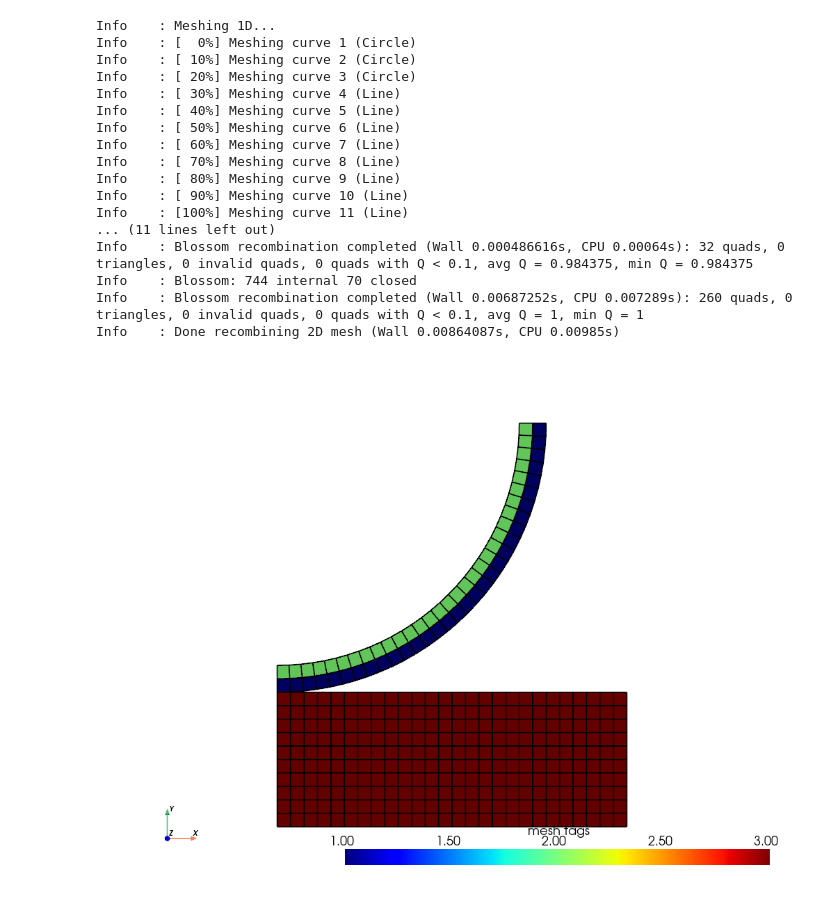
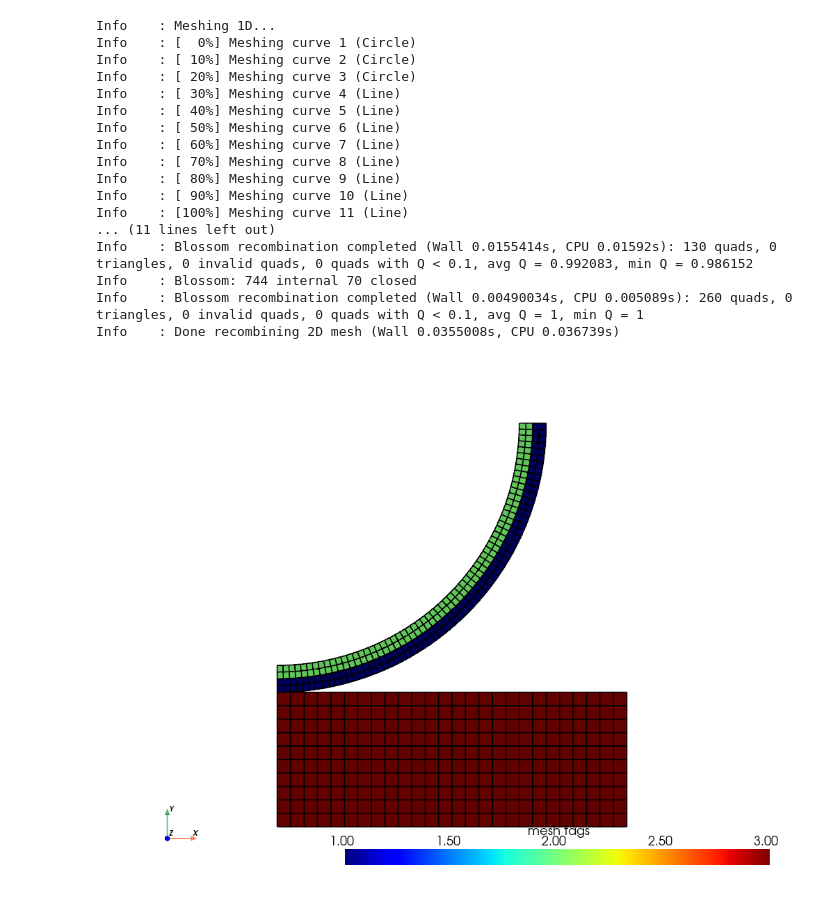
Before and after one commit to course-mb21/validation, a Jupyter notebook: contact_finite_strain.ipynb, the cells around one changed output. Cells and saved outputs as stored; diff of their text form; code cells hidden in the pictures.

```diff
--- a/contact_finite_strain.ipynb
+++ b/contact_finite_strain.ipynb
@@ -110,10 +130,10 @@ gmsh.model.add_physical_group(bdim, [6, 7, 11], SYM)
 
 # Transfinite mesh
 for curve_id in (4, 5, 6, 7):
-    gmsh.model.mesh.set_transfinite_curve(curve_id, 2)
+    gmsh.model.mesh.set_transfinite_curve(curve_id, 3)
 
 for curve_id in (1, 2, 3):
-    gmsh.model.mesh.set_transfinite_curve(curve_id, 33)
+    gmsh.model.mesh.set_transfinite_curve(curve_id, 66)
 
 for curve_id in (11, -9):
     gmsh.model.mesh.set_transfinite_curve(curve_id, 11)
@@ -135,37 +155,37 @@ cell_tags       = mesh_data.cell_tags
 ridge_tags      = mesh_data.ridge_tags
 
 middle_idx      = ridge_tags.find(MIDDLE).item()
 slave_facets    = facet_tags.find(ARCH_CONTACT)
 master_facets   = facet_tags.find(BASE_TOP)
 
 tdim            = domain.topology.dim
 fdim            = tdim - 1
 x_current       = domain.geometry.x[:, :tdim].copy()
 facet_to_node   = domain.topology.connectivity(1, 0)
 facet_to_cell   = domain.topology.connectivity(1, 2)
 cell_to_node    = domain.topology.connectivity(2, 0)
 
 viskex.dolfinx.plot_mesh_tags(domain, cell_tags)
 viskex.dolfinx.plot_mesh_tags(domain, facet_tags)
 # %% [output]
 Info    : Meshing 1D...
 Info    : [  0%] Meshing curve 1 (Circle)
 Info    : [ 10%] Meshing curve 2 (Circle)
 Info    : [ 20%] Meshing curve 3 (Circle)
 Info    : [ 30%] Meshing curve 4 (Line)
 Info    : [ 40%] Meshing curve 5 (Line)
 Info    : [ 50%] Meshing curve 6 (Line)
 Info    : [ 60%] Meshing curve 7 (Line)
 Info    : [ 70%] Meshing curve 8 (Line)
 Info    : [ 80%] Meshing curve 9 (Line)
 Info    : [ 90%] Meshing curve 10 (Line)
 Info    : [100%] Meshing curve 11 (Line)
 ... (11 lines left out)
-Info    : Blossom recombination completed (Wall 0.000486616s, CPU 0.00064s): 32 quads, 0 triangles, 0 invalid quads, 0 quads with Q < 0.1, avg Q = 0.984375, min Q = 0.984375
+Info    : Blossom recombination completed (Wall 0.0155414s, CPU 0.01592s): 130 quads, 0 triangles, 0 invalid quads, 0 quads with Q < 0.1, avg Q = 0.992083, min Q = 0.986152
 Info    : Blossom: 744 internal 70 closed
-Info    : Blossom recombination completed (Wall 0.00687252s, CPU 0.007289s): 260 quads, 0 triangles, 0 invalid quads, 0 quads with Q < 0.1, avg Q = 1, min Q = 1
-Info    : Done recombining 2D mesh (Wall 0.00864087s, CPU 0.00985s)
+Info    : Blossom recombination completed (Wall 0.00490034s, CPU 0.005089s): 260 quads, 0 triangles, 0 invalid quads, 0 quads with Q < 0.1, avg Q = 1, min Q = 1
+Info    : Done recombining 2D mesh (Wall 0.0355008s, CPU 0.036739s)
-[figure, old version]
+[figure, new version]
 [figure]
 # %%
 def neo_hookean_energy(u, E, nu):
```
Also changed, not shown: parts of 4 cells of this notebook, 2 other files.
